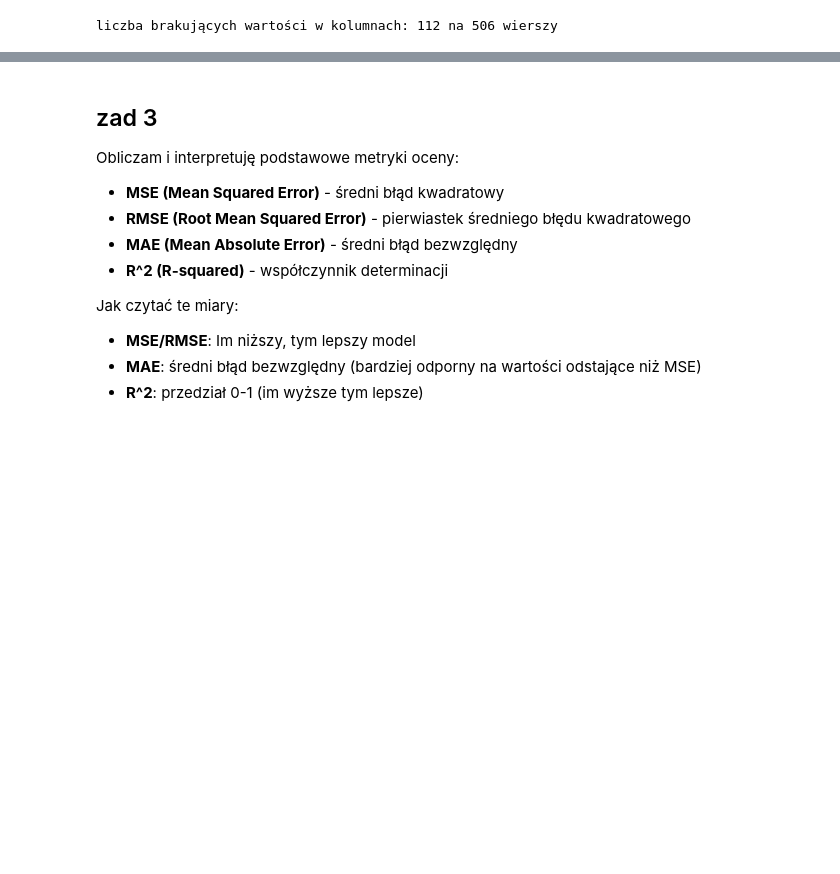
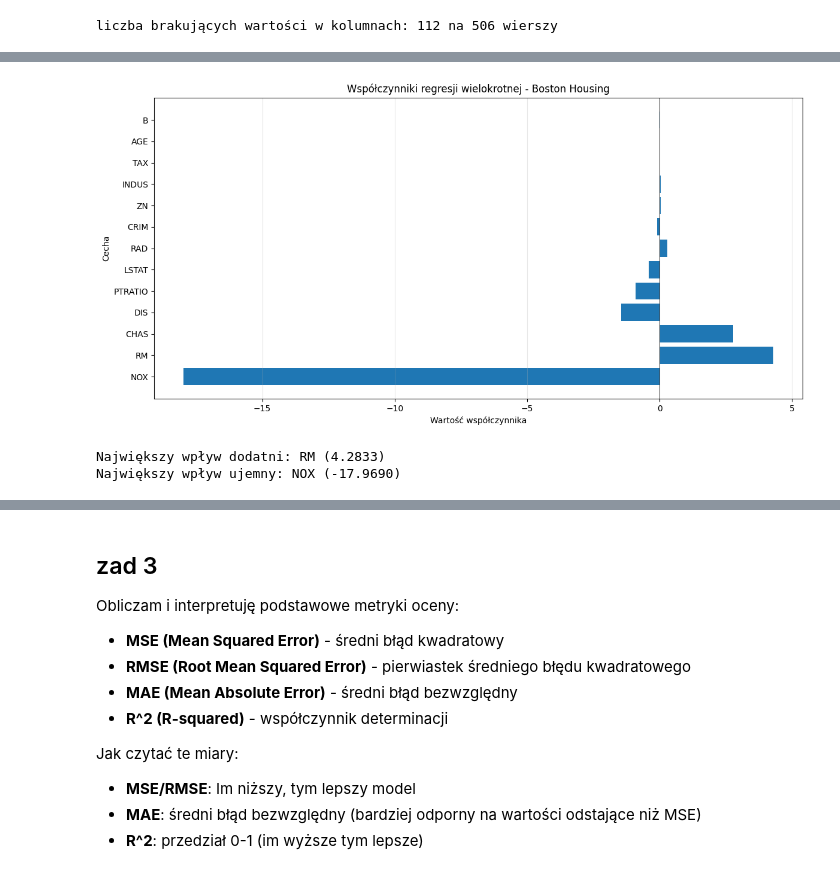
Before and after one commit to piotrczech/PWr-Introduction-to-machine-learning, a Jupyter notebook: lista3.ipynb, the cells around one changed output, grey strips where cells are left out. Cells and saved outputs as stored; diff of their text form; code cells hidden in the pictures; blank space fills up the shorter version.

```diff
--- a/lista3.ipynb
+++ b/lista3.ipynb
@@ -183,0 +205,22 @@ LinearRegression()
+# %%
+plt.figure(figsize=(12, 6))
+coef_df = pd.DataFrame({
+    'Feature': X_boston.columns,
+    'Coefficient': boston_model.coef_
+}).sort_values('Coefficient', key=abs, ascending=False)
+
+plt.barh(coef_df['Feature'], coef_df['Coefficient'])
+plt.xlabel('Wartość współczynnika')
+plt.ylabel('Cecha')
+plt.title('Współczynniki regresji wielokrotnej - Boston Housing')
+plt.axvline(x=0, color='black', linestyle='-', linewidth=0.5)
+plt.grid(True, alpha=0.3, axis='x')
+plt.tight_layout()
+plt.show()
+
+print(f"\nNajwiększy wpływ dodatni: {coef_df.loc[coef_df['Coefficient'].idxmax(), 'Feature']} ({coef_df['Coefficient'].max():.4f})")
+print(f"Największy wpływ ujemny: {coef_df.loc[coef_df['Coefficient'].idxmin(), 'Feature']} ({coef_df['Coefficient'].min():.4f})")
+# %% [output]
+[figure, added]
+Największy wpływ dodatni: RM (4.2833)
+Największy wpływ ujemny: NOX (-17.9690)
```
Also changed, not shown: parts of 44 cells of this notebook, 6 other files.
